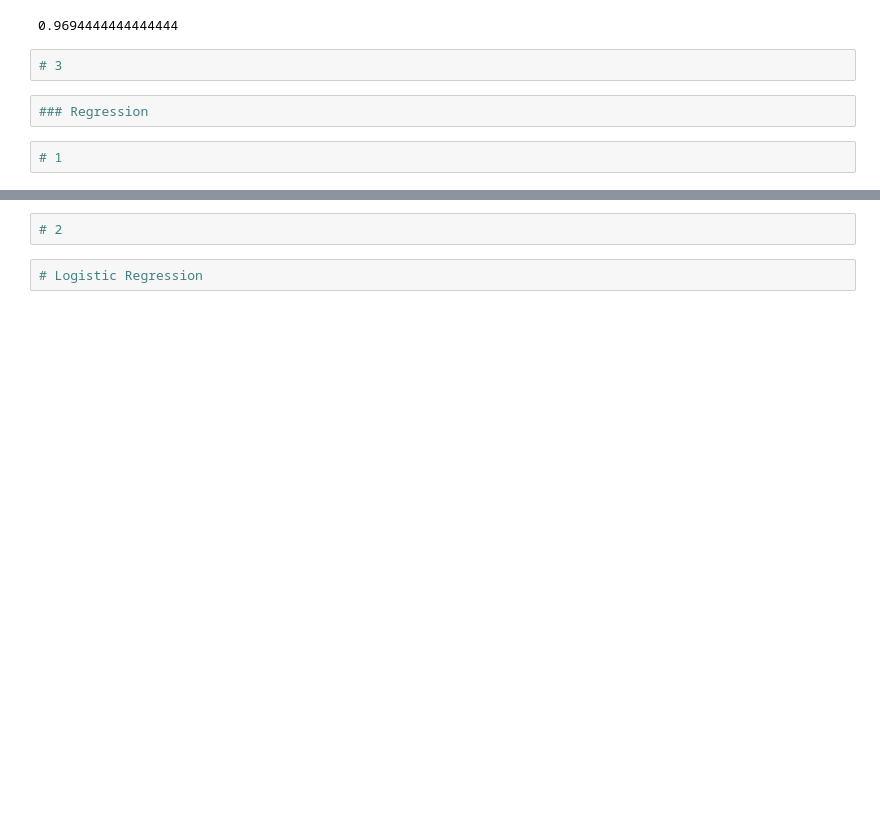
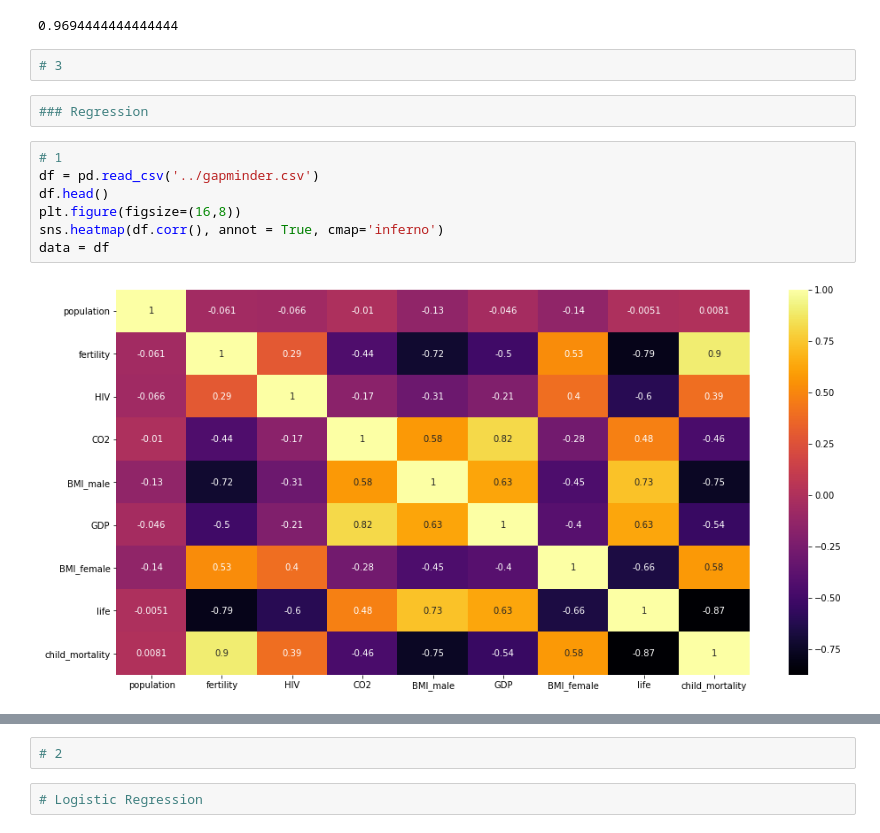
Before and after one commit to leprevost/-3803ict-Stat-Data-Analysis-w3, a Jupyter notebook: statDataAnalyst.ipynb, the cells around one changed output, grey strips where cells are left out. Drawn from its saved outputs; the diff is of its cells as text; blank space fills up the shorter version.

```diff
--- a/statDataAnalyst.ipynb
+++ b/statDataAnalyst.ipynb
@@ -37,5 +37,12 @@ knn.score(x_test, y_pred)
 # 3
 # %%
 ### Regression
-# %%
-# 1
+# %%
+# 1
+df = pd.read_csv('../gapminder.csv')
+df.head()
+plt.figure(figsize=(16,8))
+sns.heatmap(df.corr(), annot = True, cmap='inferno')
+data = df
+# %% [output]
+[figure, added]
```
Also changed, not shown: parts of 1 cell of this notebook.
